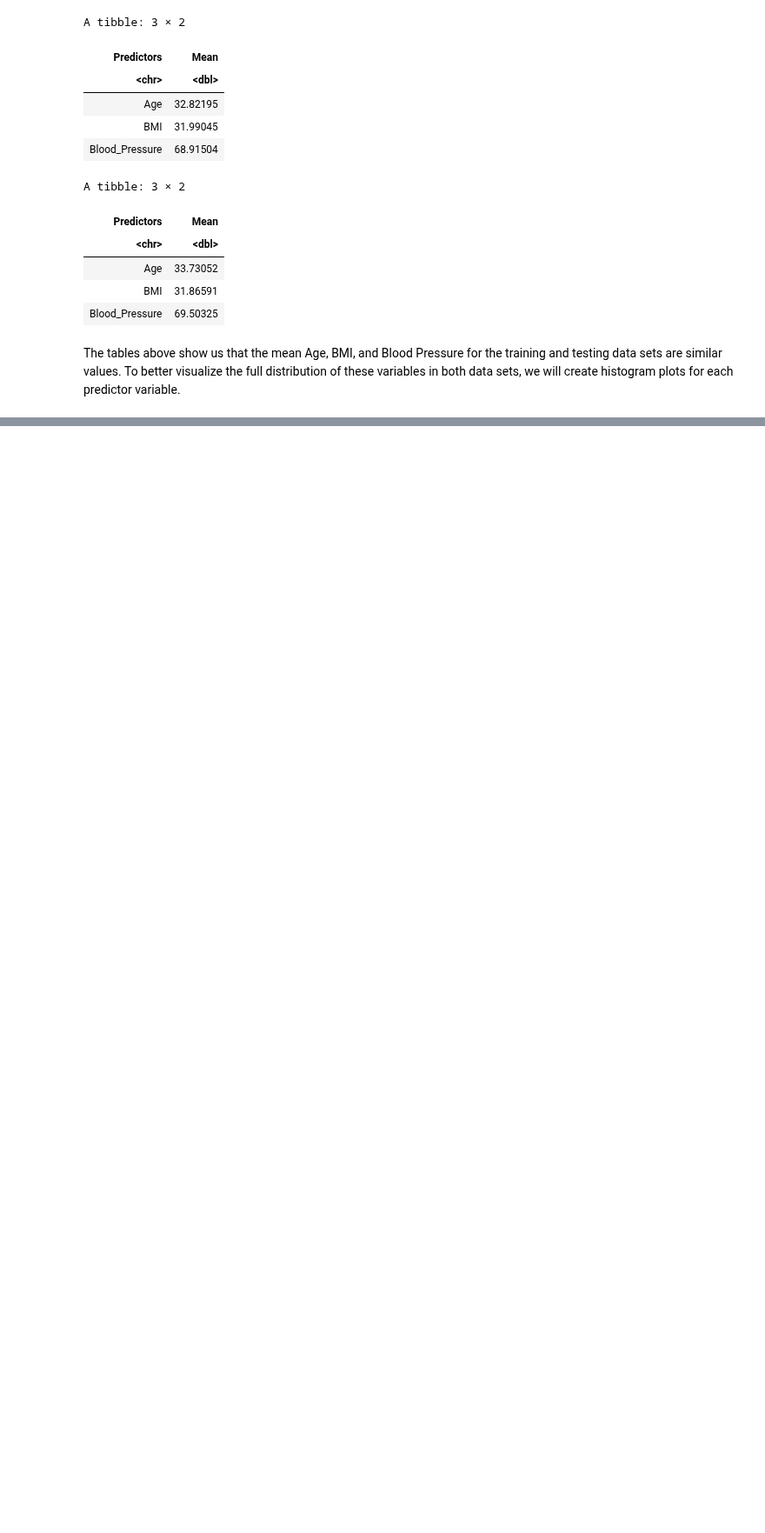
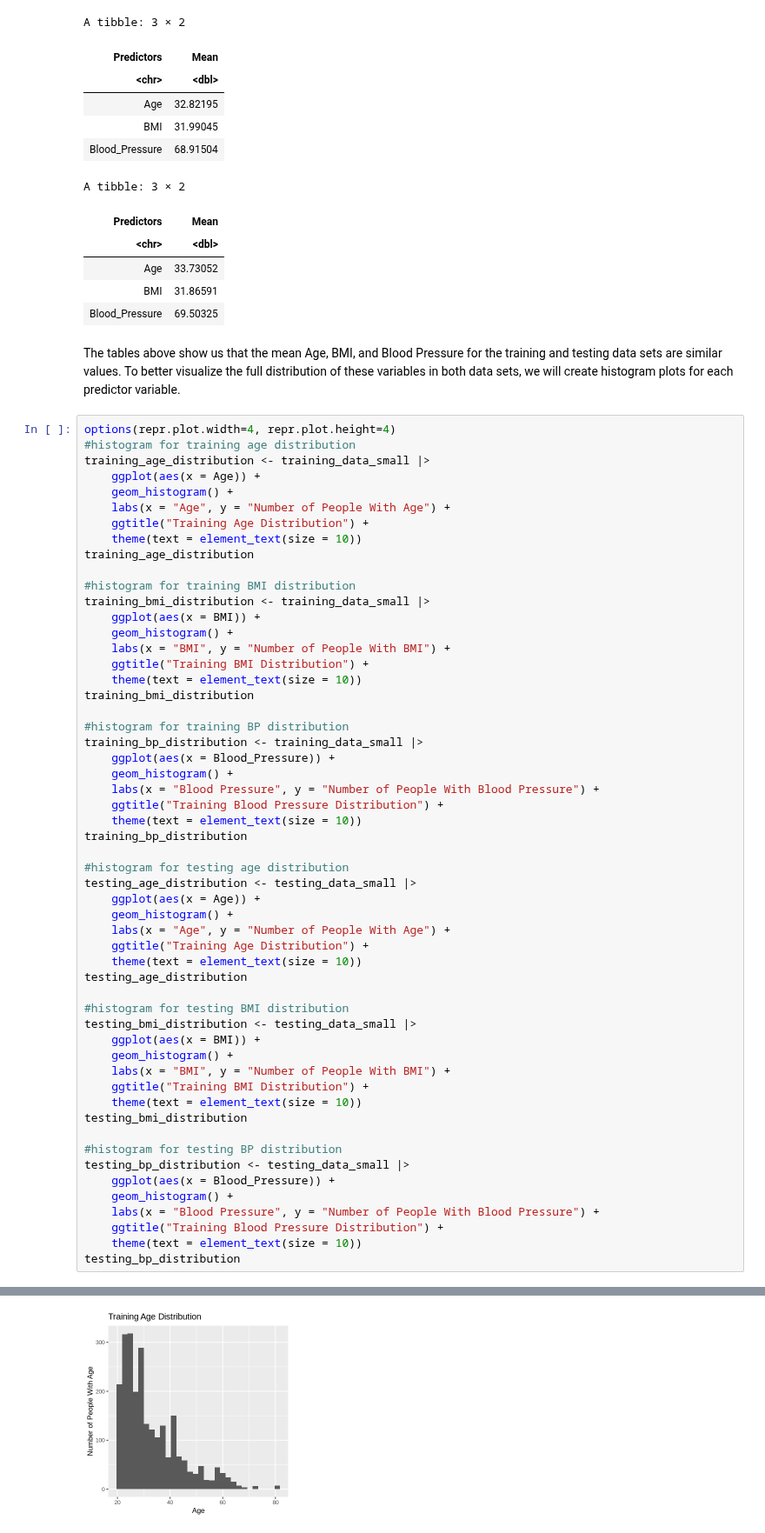
Before and after one commit to nityag11/DSCI-100-group17-project, a Jupyter notebook: Project.ipynb, the cells around one changed output, grey strips where cells are left out. Shown at 87% size. Drawn from its saved outputs; the diff is of its cells as text; blank space fills up the shorter version.

Commit message:
histograms

```diff
--- a/Project.ipynb
+++ b/Project.ipynb
@@ -202,3 +202,59 @@ A tibble: 3 × 2
 | Blood_Pressure | 69.50325 |
 # %% [markdown]
 The tables above show us that the mean Age, BMI, and Blood Pressure for the training and testing data sets are similar values. To better visualize the full distribution of these variables in both data sets, we will create histogram plots for each predictor variable.
+# %%
+options(repr.plot.width=4, repr.plot.height=4)
+#histogram for training age distribution
+training_age_distribution <- training_data_small |>
+    ggplot(aes(x = Age)) +
+    geom_histogram() +
+    labs(x = "Age", y = "Number of People With Age") +
+    ggtitle("Training Age Distribution") +
+    theme(text = element_text(size = 10))
+training_age_distribution
+
+#histogram for training BMI distribution
+training_bmi_distribution <- training_data_small |>
+    ggplot(aes(x = BMI)) +
+    geom_histogram() +
+    labs(x = "BMI", y = "Number of People With BMI") +
+    ggtitle("Training BMI Distribution") +
+    theme(text = element_text(size = 10))
+training_bmi_distribution
+
+#histogram for training BP distribution
+training_bp_distribution <- training_data_small |>
+    ggplot(aes(x = Blood_Pressure)) +
+    geom_histogram() +
+    labs(x = "Blood Pressure", y = "Number of People With Blood Pressure") +
+    ggtitle("Training Blood Pressure Distribution") +
+    theme(text = element_text(size = 10))
+training_bp_distribution
+
+#histogram for testing age distribution
+testing_age_distribution <- testing_data_small |>
+    ggplot(aes(x = Age)) +
+    geom_histogram() +
+    labs(x = "Age", y = "Number of People With Age") +
+    ggtitle("Training Age Distribution") +
+    theme(text = element_text(size = 10))
+testing_age_distribution
+
+#histogram for testing BMI distribution
+testing_bmi_distribution <- testing_data_small |>
+    ggplot(aes(x = BMI)) +
+    geom_histogram() +
+    labs(x = "BMI", y = "Number of People With BMI") +
+    ggtitle("Training BMI Distribution") +
+    theme(text = element_text(size = 10))
+testing_bmi_distribution
+
+#histogram for testing BP distribution
+testing_bp_distribution <- testing_data_small |>
+    ggplot(aes(x = Blood_Pressure)) +
+    geom_histogram() +
+    labs(x = "Blood Pressure", y = "Number of People With Blood Pressure") +
+    ggtitle("Training Blood Pressure Distribution") +
+    theme(text = element_text(size = 10))
+testing_bp_distribution
+# %% [output]
@@ -204,0 +263 @@ The tables above show us that the mean Age, BMI, and Blood Pressure for the trai
+[figure, added]
```
Also changed, not shown: parts of 1 cell of this notebook.
